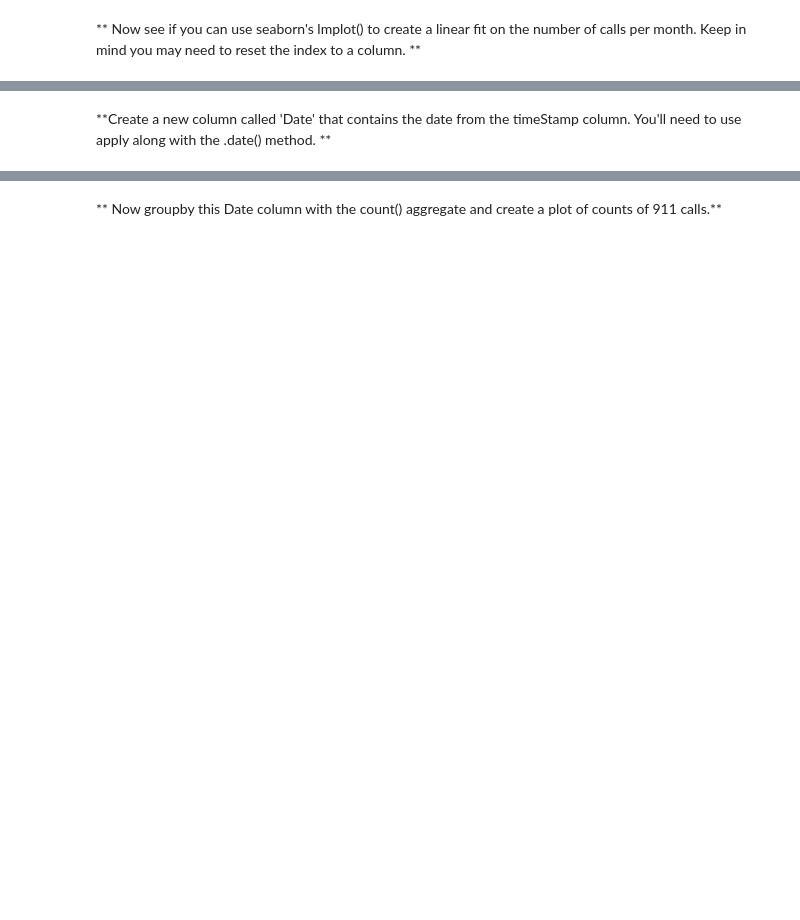
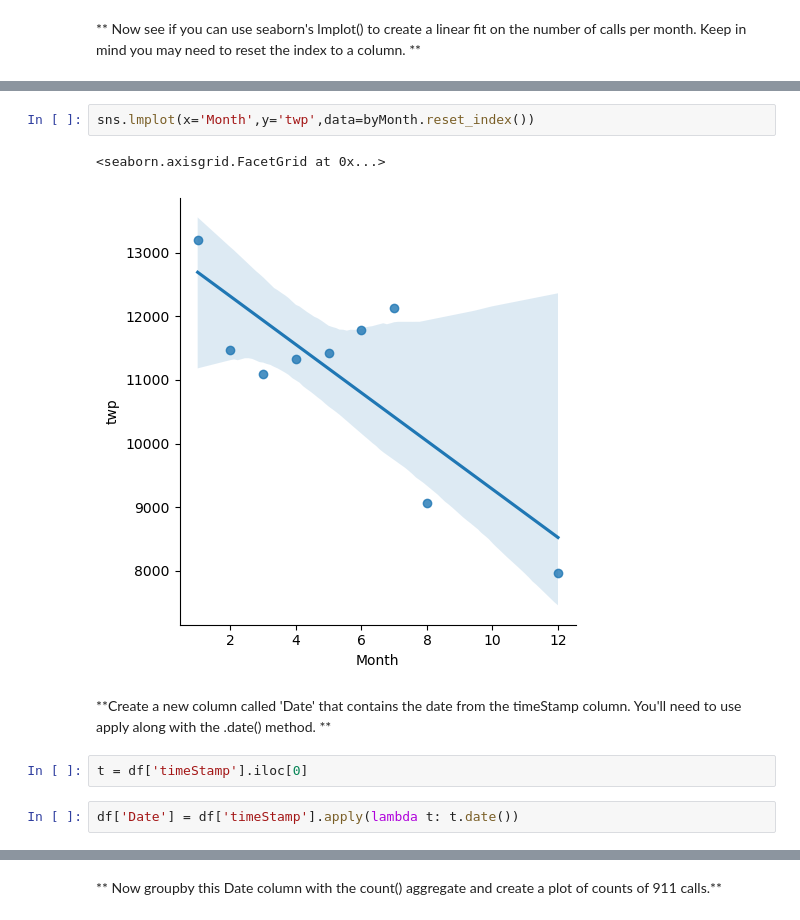
Before and after one commit to Basi10/911_calls_analysis, a Jupyter notebook: 01-911 Calls Data Capstone Project.ipynb, the cells around one changed output, grey strips where cells are left out. Drawn from its saved outputs; the diff is of its cells as text; blank space fills up the shorter version.

```diff
--- a/01-911 Calls Data Capstone Project.ipynb
+++ b/01-911 Calls Data Capstone Project.ipynb
@@ -222,2 +228,11 @@ _____
+# %%
+sns.lmplot(x='Month',y='twp',data=byMonth.reset_index())
+# %% [output]
+<seaborn.axisgrid.FacetGrid at 0x...>
+[figure, added]
 # %% [markdown]
 **Create a new column called 'Date' that contains the date from the timeStamp column. You'll need to use apply along with the .date() method. **
+# %%
+t = df['timeStamp'].iloc[0]
+# %%
+df['Date'] = df['timeStamp'].apply(lambda t: t.date())
```
Also changed, not shown: parts of 16 cells of this notebook.
